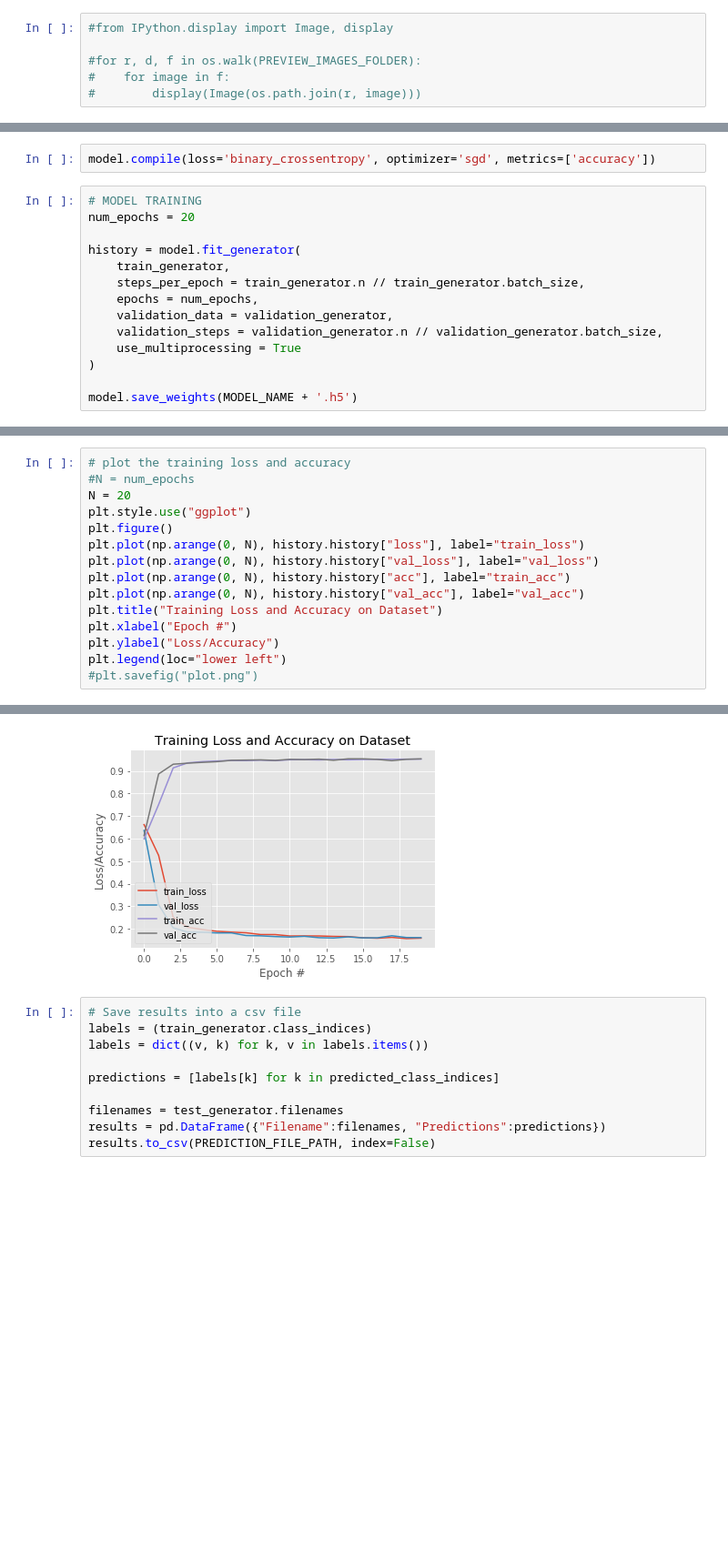
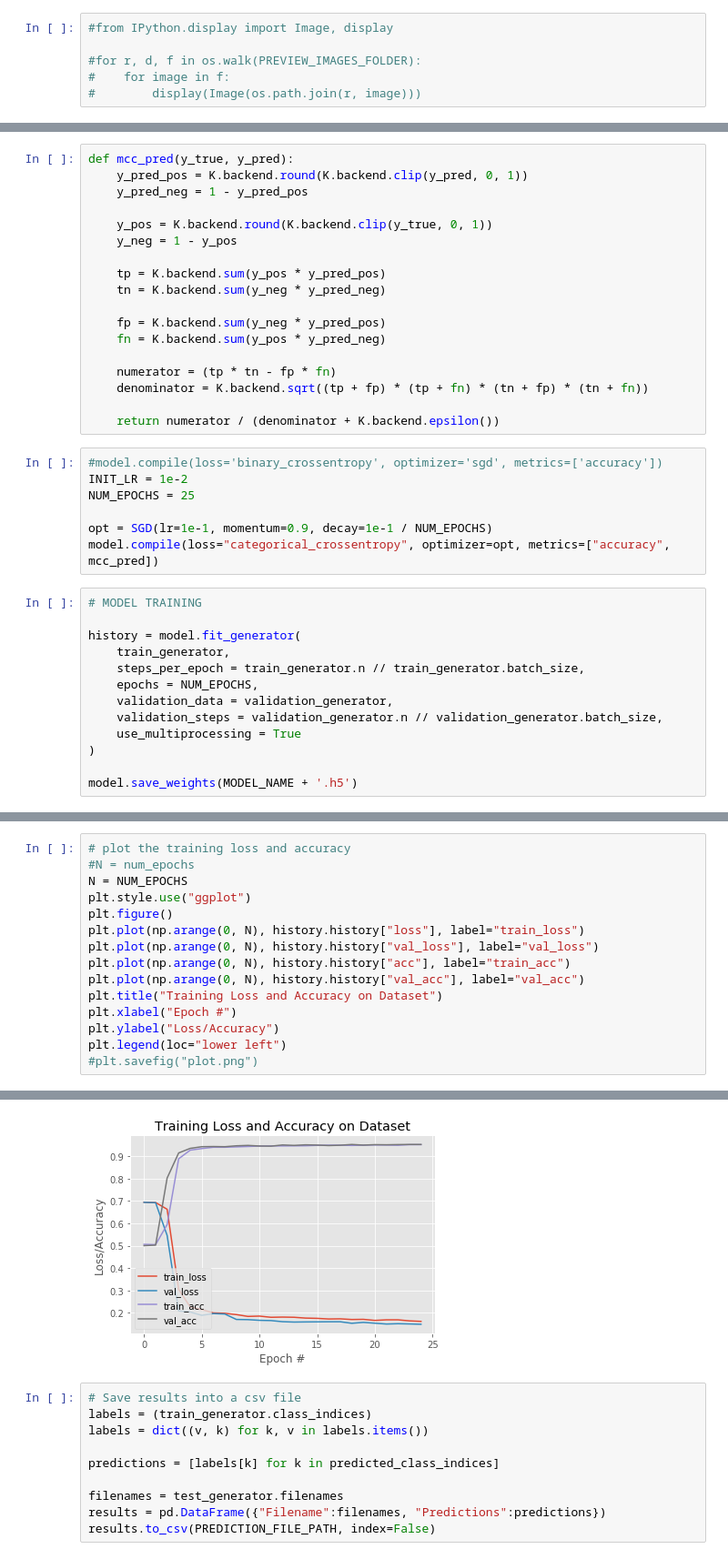
Before and after one commit to davamix/udacity-machine-learning-nanodegere, a Jupyter notebook: projects/capstone-project/src/models/model_1.ipynb, the cells around one changed output, grey strips where cells are left out. Shown: that part at 91% size. Cells and saved outputs as stored; diff of their text form; blank space fills up the shorter version.

Commit message:
New metrics

```diff
--- a/projects/capstone-project/src/models/model_1.ipynb
+++ b/projects/capstone-project/src/models/model_1.ipynb
@@ -140,16 +147,38 @@ Total params: 508,066
 Trainable params: 508,066
 Non-trainable params: 0
 _________________________________________________________________
-# %%
-model.compile(loss='binary_crossentropy', optimizer='sgd', metrics=['accuracy'])
+# %%
+def mcc_pred(y_true, y_pred):
+    y_pred_pos = K.backend.round(K.backend.clip(y_pred, 0, 1))
+    y_pred_neg = 1 - y_pred_pos
+
+    y_pos = K.backend.round(K.backend.clip(y_true, 0, 1))
+    y_neg = 1 - y_pos
+
+    tp = K.backend.sum(y_pos * y_pred_pos)
+    tn = K.backend.sum(y_neg * y_pred_neg)
+
+    fp = K.backend.sum(y_neg * y_pred_pos)
+    fn = K.backend.sum(y_pos * y_pred_neg)
+
+    numerator = (tp * tn - fp * fn)
+    denominator = K.backend.sqrt((tp + fp) * (tp + fn) * (tn + fp) * (tn + fn))
+
+    return numerator / (denominator + K.backend.epsilon())
+# %%
+#model.compile(loss='binary_crossentropy', optimizer='sgd', metrics=['accuracy'])
+INIT_LR = 1e-2
+NUM_EPOCHS = 25
+
+opt = SGD(lr=1e-1, momentum=0.9, decay=1e-1 / NUM_EPOCHS)
+model.compile(loss="categorical_crossentropy", optimizer=opt, metrics=["accuracy", mcc_pred])
 # %%
 # MODEL TRAINING
-num_epochs = 20
 
 history = model.fit_generator(
     train_generator,
     steps_per_epoch = train_generator.n // train_generator.batch_size,
-    epochs = num_epochs,
+    epochs = NUM_EPOCHS,
     validation_data = validation_generator,
     validation_steps = validation_generator.n // validation_generator.batch_size,
     use_multiprocessing = True
@@ -240,7 +279,7 @@ AUC score: 1.0
 # %%
 # plot the training loss and accuracy
 #N = num_epochs
-N = 20
+N = NUM_EPOCHS
 plt.style.use("ggplot")
 plt.figure()
 plt.plot(np.arange(0, N), history.history["loss"], label="train_loss")
@@ -256,4 +296,4 @@ plt.legend(loc="lower left")
-[figure, old version]
+[figure, new version]
 # %%
 # Save results into a csv file
 labels = (train_generator.class_indices)
```
Also changed, not shown: parts of 11 cells of this notebook, 1 other file.
